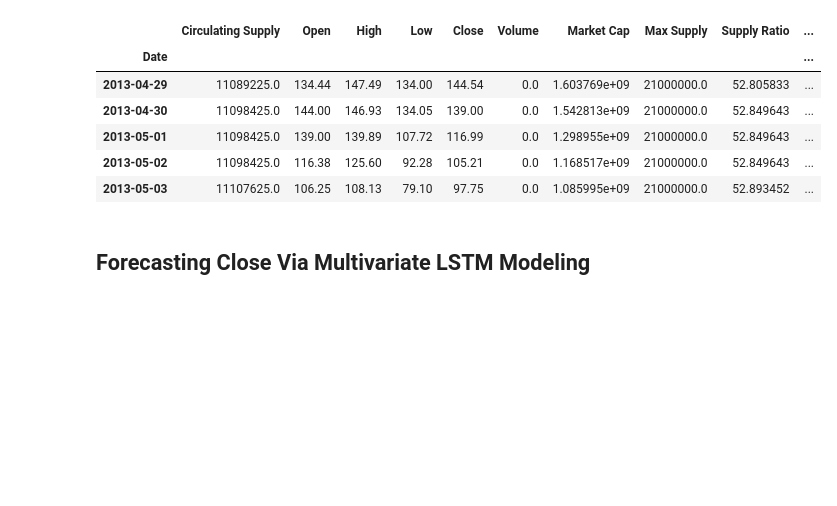
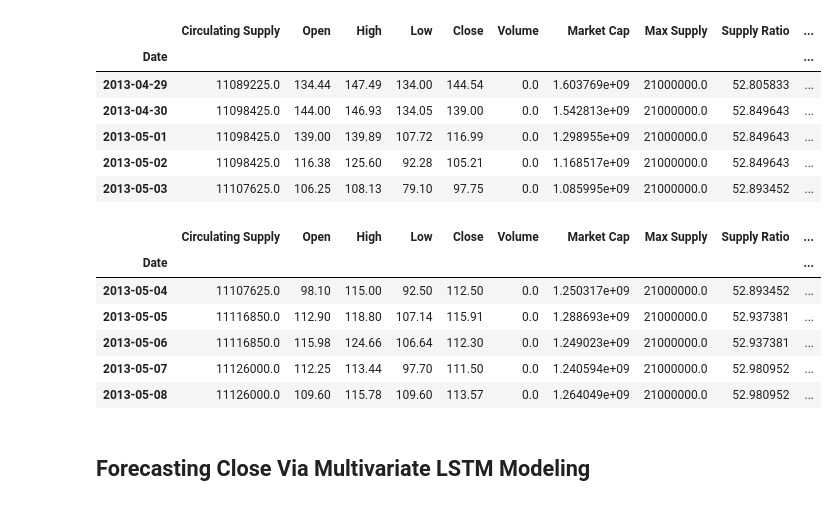
Before and after one commit to bcizek91/crypto_bot_project_2, a Jupyter notebook: BTC_Prep_Model_Master.ipynb, the cells around one changed output. Cells and saved outputs as stored; diff of their text form; code cells hidden in the pictures; blank space fills up the shorter version.

```diff
--- a/BTC_Prep_Model_Master.ipynb
+++ b/BTC_Prep_Model_Master.ipynb
@@ -241,6 +241,17 @@ btc_master_df.head()
 | 2013-05-01 | 11098425.0 | 139.00 | 139.89 | 107.72 | 116.99 | 0.0 | 1.298955e+09 | 21000000.0 | 52.849643 | ... |
 | 2013-05-02 | 11098425.0 | 116.38 | 125.60 | 92.28 | 105.21 | 0.0 | 1.168517e+09 | 21000000.0 | 52.849643 | ... |
 | 2013-05-03 | 11107625.0 | 106.25 | 108.13 | 79.10 | 97.75 | 0.0 | 1.085995e+09 | 21000000.0 | 52.893452 | ... |
+# %%
+btc_master_df = btc_master_df.dropna().fillna(0)
+btc_master_df.head()
+# %% [output]
+|  | Circulating Supply | Open | High | Low | Close | Volume | Market Cap | Max Supply | Supply Ratio | ... |
+| Date |  |  |  |  |  |  |  |  |  | ... |
+| 2013-05-04 | 11107625.0 | 98.10 | 115.00 | 92.50 | 112.50 | 0.0 | 1.250317e+09 | 21000000.0 | 52.893452 | ... |
+| 2013-05-05 | 11116850.0 | 112.90 | 118.80 | 107.14 | 115.91 | 0.0 | 1.288693e+09 | 21000000.0 | 52.937381 | ... |
+| 2013-05-06 | 11116850.0 | 115.98 | 124.66 | 106.64 | 112.30 | 0.0 | 1.249023e+09 | 21000000.0 | 52.937381 | ... |
+| 2013-05-07 | 11126000.0 | 112.25 | 113.44 | 97.70 | 111.50 | 0.0 | 1.240594e+09 | 21000000.0 | 52.980952 | ... |
+| 2013-05-08 | 11126000.0 | 109.60 | 115.78 | 109.60 | 113.57 | 0.0 | 1.264049e+09 | 21000000.0 | 52.980952 | ... |
 # %% [markdown]
 ## Forecasting Close Via Multivariate LSTM Modeling
 # %%
```
Also changed, not shown: parts of 4 cells of this notebook.
